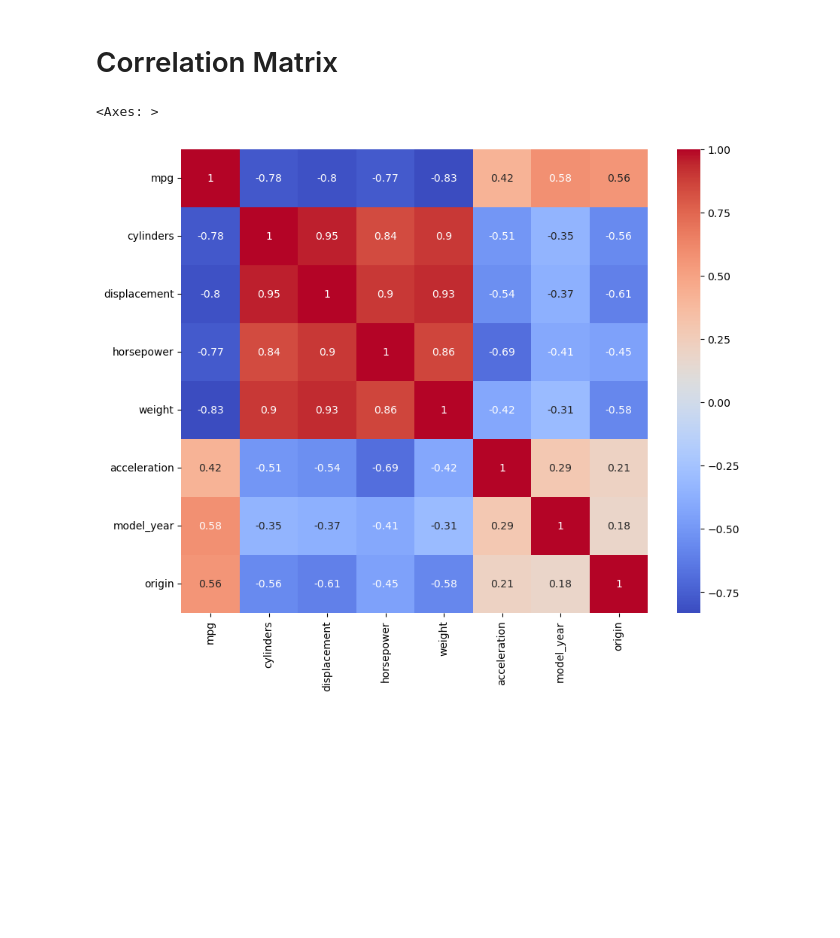
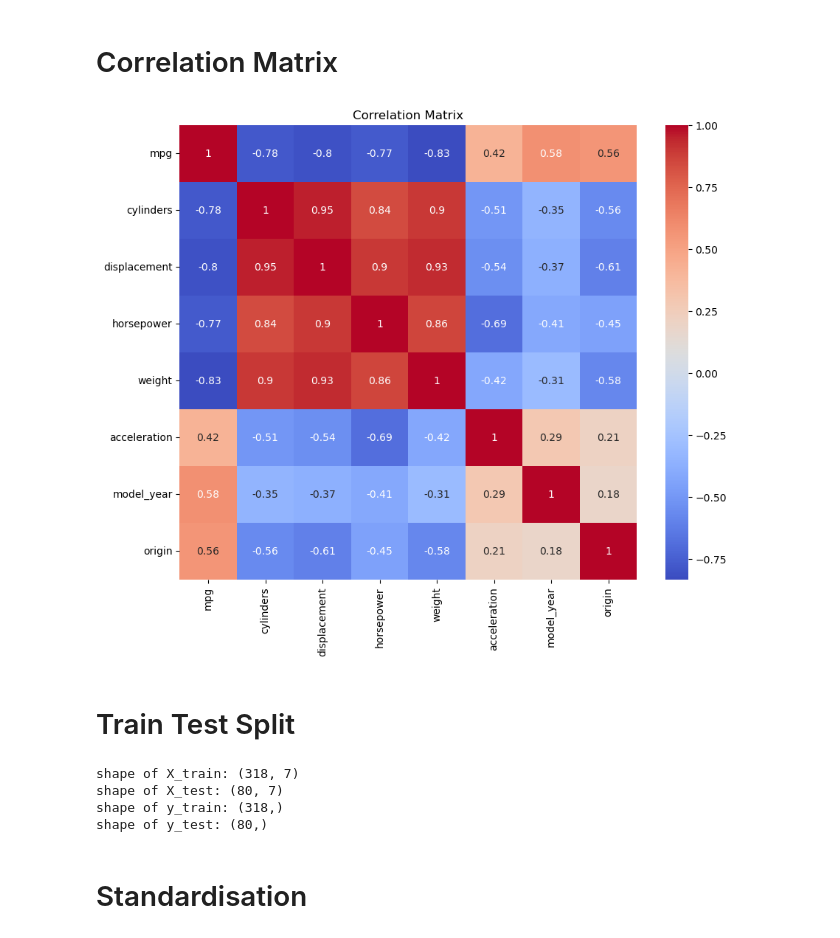
Before and after one commit to Harshan-Kurapati/Autompg, a Jupyter notebook: Untitled.ipynb, the cells around one changed output. Cells and saved outputs as stored; diff of their text form; code cells hidden in the pictures; blank space fills up the shorter version.

Commit message:
Implemented Standardisation

```diff
--- a/Untitled.ipynb
+++ b/Untitled.ipynb
@@ -95,7 +97,29 @@ for i in numerical_cols:
 # %%
 plt.figure(figsize = (10,8))
 
-sns.heatmap(df.corr(), cmap = "coolwarm", annot = True)
+plt.title("Correlation Matrix")
+sns.heatmap(df[numerical_cols].corr(), cmap = "coolwarm", annot = True)
+plt.show()
 # %% [output]
-<Axes: >
-[figure, old version]
+[figure, new version]
+# %% [markdown]
+# Train Test Split
+# %%
+df_new = df.drop("car_name", axis = 1)
+
+X = df_new.drop("mpg", axis = 1)
+y = df["mpg"]
+X_train, X_test, y_train, y_test = train_test_split(X,y, train_size = 0.8, shuffle = True, random_state= 42)
+
+
+print(f"shape of X_train: {X_train.shape}")
+print(f"shape of X_test: {X_test.shape}")
+print(f"shape of y_train: {y_train.shape}")
+print(f"shape of y_test: {y_test.shape}")
+# %% [output]
+shape of X_train: (318, 7)
+shape of X_test: (80, 7)
+shape of y_train: (318,)
+shape of y_test: (80,)
+# %% [markdown]
+# Standardisation
```
Also changed, not shown: parts of 2 cells of this notebook.
